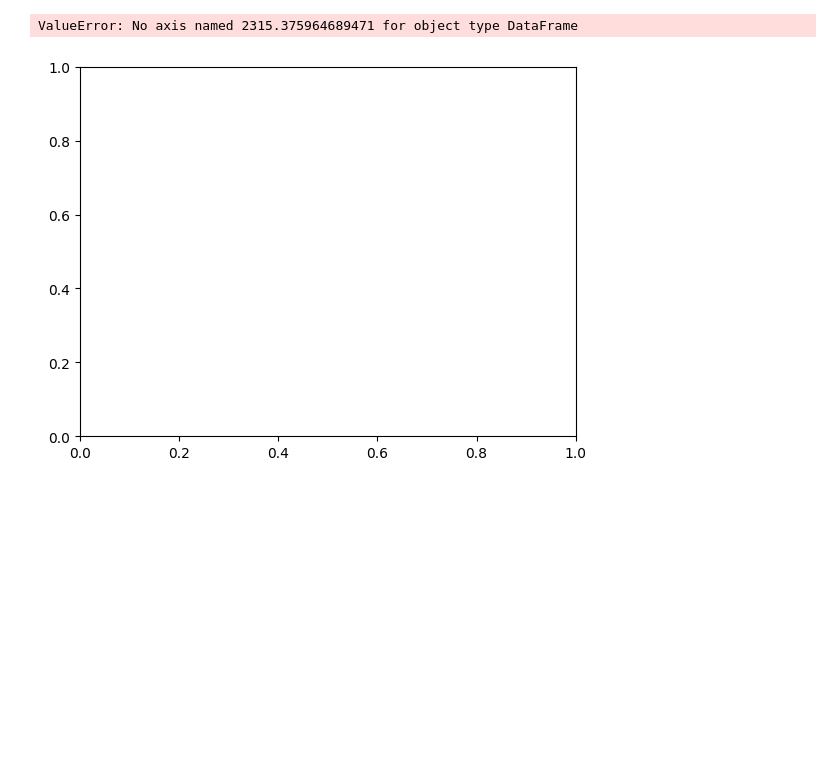
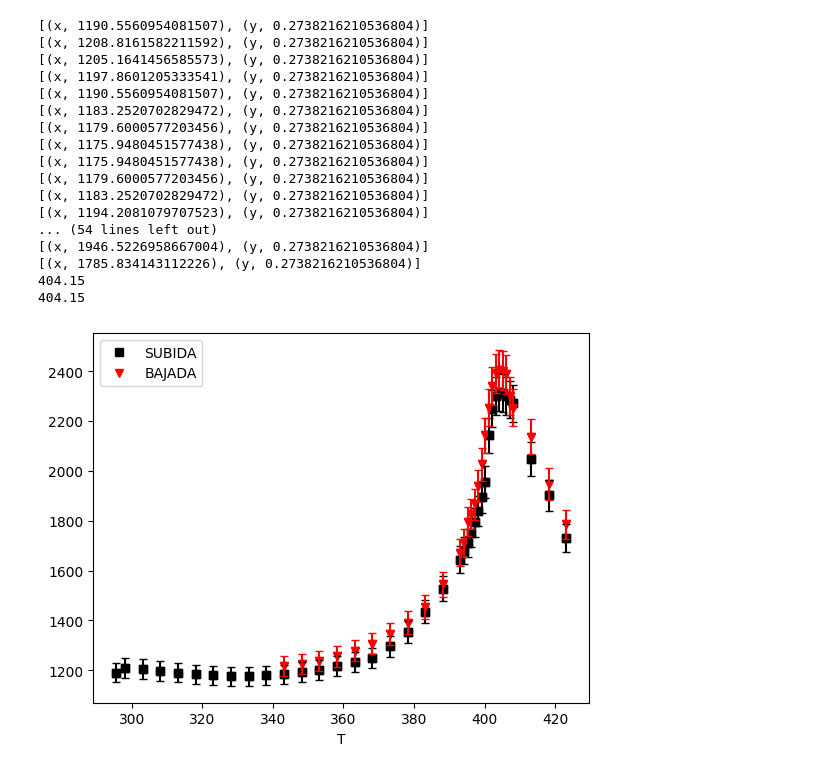
Before and after one commit to albertopeinador/FES_Curie, a Jupyter notebook: Curie.ipynb, the cells around one changed output. Cells and saved outputs as stored; diff of their text form; code cells hidden in the pictures; blank space fills up the shorter version.

Commit message:
Added errorbars and found <brute> curie temp

```diff
--- a/Curie.ipynb
+++ b/Curie.ipynb
@@ -31,8 +34,13 @@ ax = plt.gca()
 data['T'] = data['T'].astype(float) + 273.15
 data['SUBIDA'] = data['SUBIDA'].astype(float)
 data['BAJADA'] = data['BAJADA'].astype(float)
+sC_S = 0.02 * data['SUBIDA'].astype(float)
+sC_B = 0.02 * data['BAJADA'].astype(float)
+
 sub = data.plot(x = 'T', y = 'SUBIDA', ax = ax, style = 'ks')
 baj = data.plot(x = 'T', y = 'BAJADA', ax = ax, style = 'rv')
+plt.errorbar(x = data['T'], y = data['SUBIDA'], yerr = sC_S, barsabove=True, capsize = 3, fmt = 'ks')
+plt.errorbar(x = data['T'], y = data['BAJADA'], yerr = sC_B, barsabove=True, capsize = 3, fmt = 'rv')
 ax.set_xlabel('T / K')
 ax.set_ylabel('C / pF')
 # %% [output]
@@ -45,15 +53,49 @@ def cw(T, C, Tc):
 # %%
 #   Plot \epsilon - T and fitting through C-W
 data = pd.read_csv('FES_Curie.csv')
 ax = plt.gca()
 data = data.reset_index()
 
 data['T'] = data['T'].astype(float) + 273.15
 data['SUBIDA'] = data['SUBIDA'].astype(float) / C0
 data['BAJADA'] = data['BAJADA'].astype(float) / C0
 
-sub = data.plot(x = 'T', y = 'SUBIDA', ax = ax)
-baj = data.plot(x = 'T', y = 'BAJADA', ax = ax)
+start = data['BAJADA'].first_valid_index()
+
+sE_S = []
+for i in range (len (data['SUBIDA'])):
+    sE_S.append(inc.incerts(x / y, [x, y], [data['SUBIDA'].loc[i], C0], [sC_S.loc[i], sC0]))
+
+sE_B = []
+for i in range (len (data['BAJADA'].loc[start:])):
+    sE_B.append(inc.incerts(x / y, [x, y], [data['BAJADA'].loc[i + start], C0], [sC_B.loc[i + start], sC0]))
+
+max_index_S = np.argmax(data['SUBIDA'])
+max_index_B = np.argmax(data['BAJADA'])
+
+sub = data.plot(x = 'T', y = 'SUBIDA', ax = ax, style = 'ks')
+baj = data.plot(x = 'T', y = 'BAJADA', ax = ax, style = 'rv')
+plt.errorbar(x = data['T'], y = data['SUBIDA'], yerr = sE_S, barsabove=True, capsize = 3, fmt = 'ks')
+plt.errorbar(x = data['T'].loc[start:], y = data['BAJADA'].loc[start:], yerr = sE_B, barsabove=True, capsize = 3, fmt = 'rv')
+
+print (data['T'].loc[max_index_B])
+print (data['T'].loc[max_index_S])
 # %% [output]
-ValueError: No axis named 2315.375964689471 for object type DataFrame
+[(x, 1190.5560954081507), (y, 0.2738216210536804)]
+[(x, 1208.8161582211592), (y, 0.2738216210536804)]
+[(x, 1205.1641456585573), (y, 0.2738216210536804)]
+[(x, 1197.8601205333541), (y, 0.2738216210536804)]
+[(x, 1190.5560954081507), (y, 0.2738216210536804)]
+[(x, 1183.2520702829472), (y, 0.2738216210536804)]
+[(x, 1179.6000577203456), (y, 0.2738216210536804)]
+[(x, 1175.9480451577438), (y, 0.2738216210536804)]
+[(x, 1175.9480451577438), (y, 0.2738216210536804)]
+[(x, 1179.6000577203456), (y, 0.2738216210536804)]
+[(x, 1183.2520702829472), (y, 0.2738216210536804)]
+[(x, 1194.2081079707523), (y, 0.2738216210536804)]
+... (54 lines left out)
+[(x, 1946.5226958667004), (y, 0.2738216210536804)]
+[(x, 1785.834143112226), (y, 0.2738216210536804)]
+404.15
+404.15
-[figure, old version]
+[figure, new version]
```
Also changed, not shown: parts of 2 cells of this notebook.
